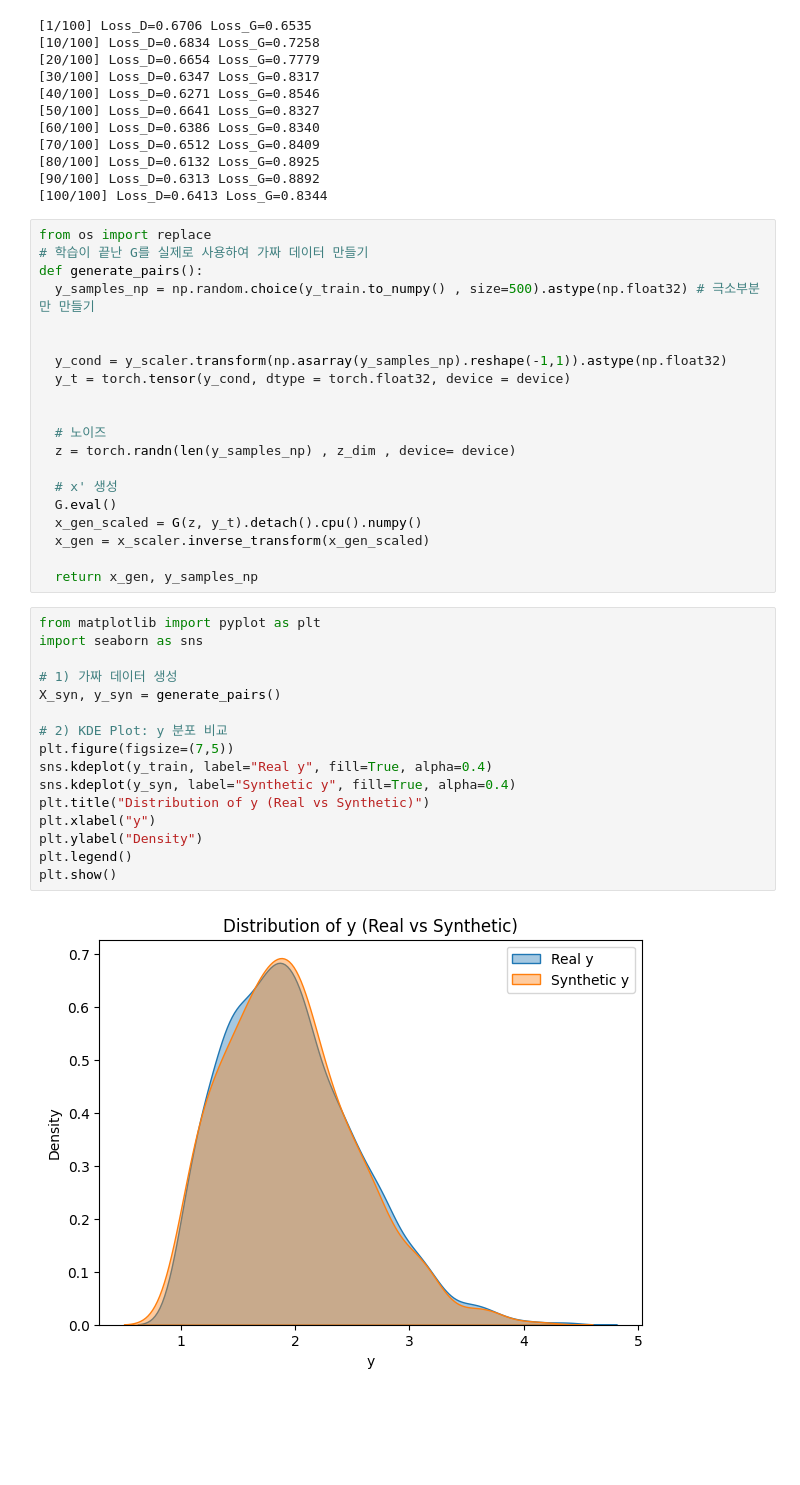
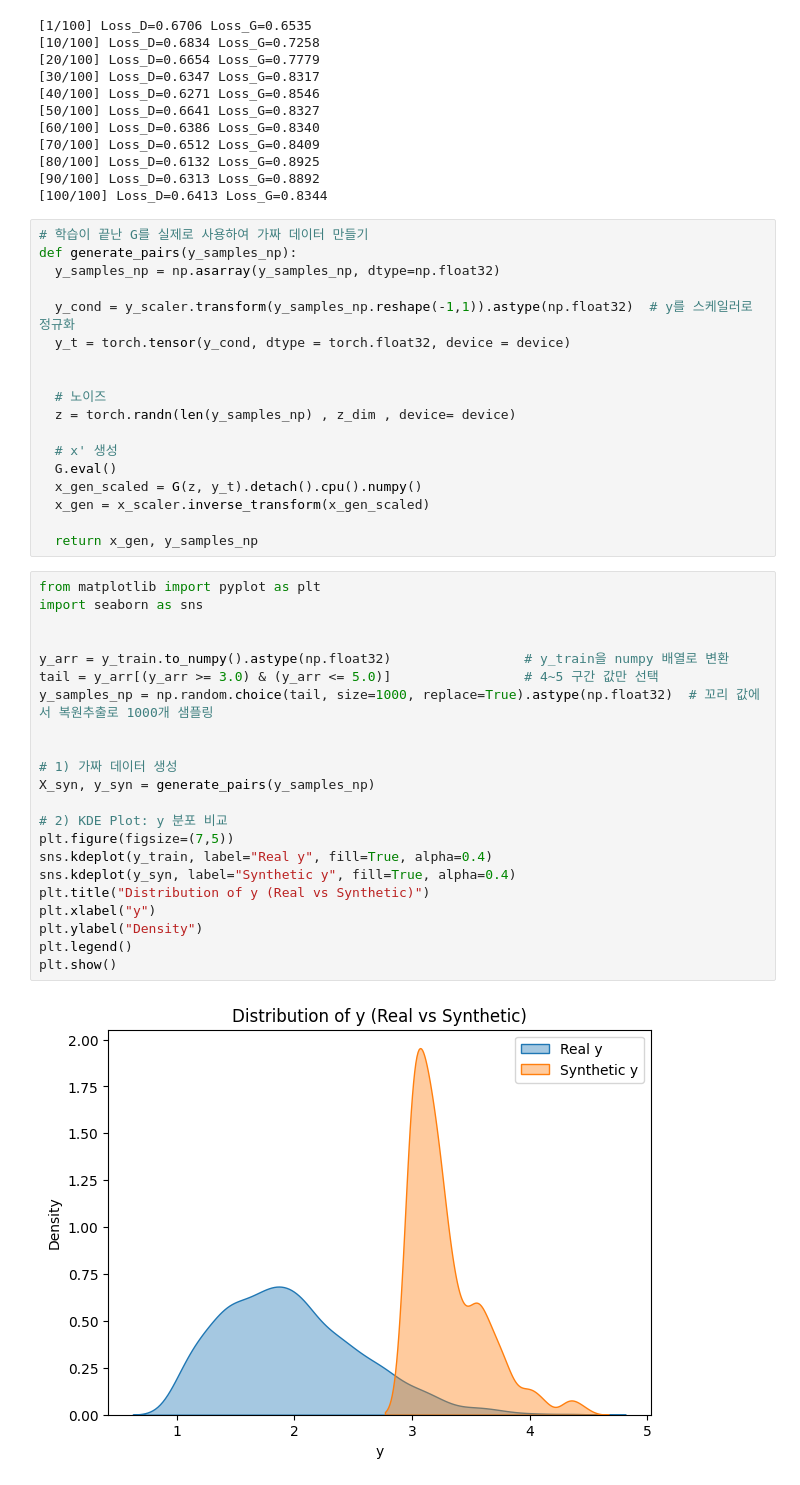
Before and after one commit to jiyoungeeeeeeeeeeeeeeeeeeeee/twitter_psychopath, a Jupyter notebook: GAN.ipynb, the cells around one changed output. Drawn from its saved outputs; the diff is of its cells as text; blank space fills up the shorter version.

```diff
--- a/GAN.ipynb
+++ b/GAN.ipynb
@@ -248,13 +244,11 @@ for epoch  in range(1, epochs + 1):
 [90/100] Loss_D=0.6313 Loss_G=0.8892
 [100/100] Loss_D=0.6413 Loss_G=0.8344
 # %%
-from os import replace
 # 학습이 끝난 G를 실제로 사용하여 가짜 데이터 만들기
-def generate_pairs():
-  y_samples_np = np.random.choice(y_train.to_numpy() , size=500).astype(np.float32) # 극소부분만 만들기
+def generate_pairs(y_samples_np):
+  y_samples_np = np.asarray(y_samples_np, dtype=np.float32)
 
-
-  y_cond = y_scaler.transform(np.asarray(y_samples_np).reshape(-1,1)).astype(np.float32)
+  y_cond = y_scaler.transform(y_samples_np.reshape(-1,1)).astype(np.float32)  # y를 스케일러로 정규화
   y_t = torch.tensor(y_cond, dtype = torch.float32, device = device)
 
 
@@ -270,18 +264,24 @@ def generate_pairs():
 # %%
 from matplotlib import pyplot as plt
 import seaborn as sns
 
+
+y_arr = y_train.to_numpy().astype(np.float32)                 # y_train을 numpy 배열로 변환
+tail = y_arr[(y_arr >= 3.0) & (y_arr <= 5.0)]                 # 4~5 구간 값만 선택
+y_samples_np = np.random.choice(tail, size=1000, replace=True).astype(np.float32)  # 꼬리 값에서 복원추출로 1000개 샘플링
+
+
 # 1) 가짜 데이터 생성
-X_syn, y_syn = generate_pairs()
+X_syn, y_syn = generate_pairs(y_samples_np)
 
 # 2) KDE Plot: y 분포 비교
 plt.figure(figsize=(7,5))
 sns.kdeplot(y_train, label="Real y", fill=True, alpha=0.4)
 sns.kdeplot(y_syn, label="Synthetic y", fill=True, alpha=0.4)
 plt.title("Distribution of y (Real vs Synthetic)")
 plt.xlabel("y")
 plt.ylabel("Density")
 plt.legend()
 plt.show()
 # %% [output]
-[figure, old version]
+[figure, new version]
```
Also changed, not shown: parts of 8 cells of this notebook.
